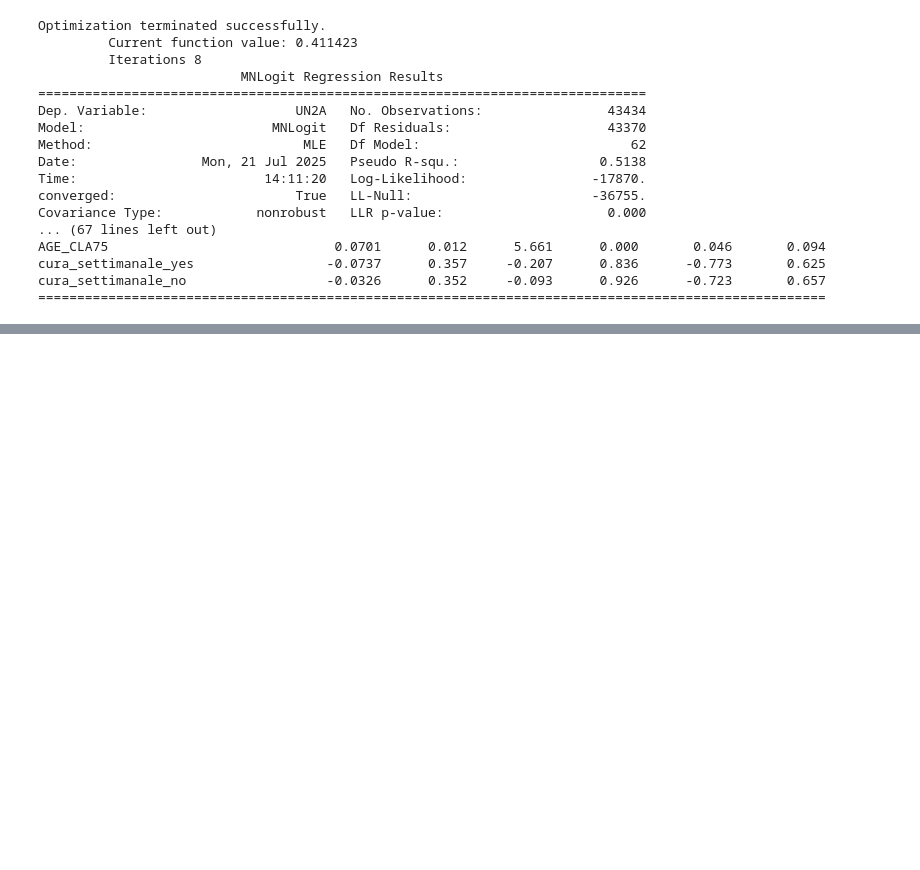
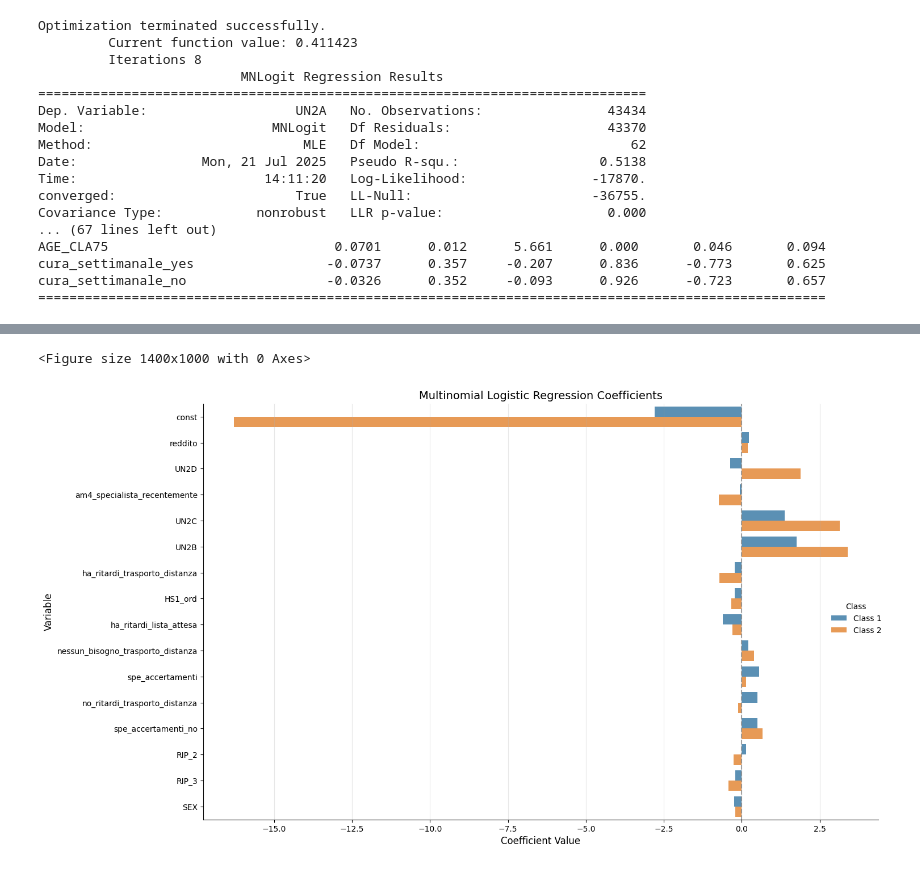
Before and after one commit to emanueleiacca/SL_ISTAT, a Jupyter notebook: Modelling.ipynb, the cells around one changed output, grey strips where cells are left out. Saved outputs shown, nothing was run; the diff lists cells and outputs as text; code cells hidden in the pictures; blank space fills up the shorter version.

```diff
--- a/Modelling.ipynb
+++ b/Modelling.ipynb
@@ -320,12 +318,10 @@ from sklearn.linear_model import LogisticRegression
 from sklearn.metrics import classification_report, confusion_matrix, roc_auc_score
 from sklearn.model_selection import train_test_split
 
-# --- 1. Split into proper train and calibration sets ---
 X_train, X_cal, y_train, y_cal = train_test_split(
-    X_train_selected2, y_train, test_size=0.2, random_state=42, stratify=y_train
+    X_train_selected3, y_train, test_size=0.2, random_state=42, stratify=y_train
 )
 
-# --- 2. Fit logistic regression on train set ---
 log_reg = LogisticRegression(
     multi_class='multinomial',
     solver='lbfgs',
@@ -335,7 +331,6 @@ log_reg = LogisticRegression(
 )
 log_reg.fit(X_train, y_train)
 
-# --- 3. Get probabilities on calibration set ---
 cal_probs = log_reg.predict_proba(X_cal)
 class_labels = log_reg.classes_
 label_to_col = {label: idx for idx, label in enumerate(class_labels)}
@@ -343,12 +338,10 @@ label_to_col = {label: idx for idx, label in enumerate(class_labels)}
 cal_true_probs = np.array([cal_probs[i, label_to_col[y]] for i, y in enumerate(y_cal)])
 cal_scores = 1 - cal_true_probs
 
-# --- 4. Set conformal threshold (e.g., 0.95 quantile for 90% marginal coverage) ---
 alpha = 0.05  # For 90% coverage
 threshold = np.quantile(cal_scores, 1 - alpha)
 
-# --- 5. Predict on test set ---
-test_probs = log_reg.predict_proba(X_test_selected2)
+test_probs = log_reg.predict_proba(X_test_selected3)
 y_pred = np.argmax(test_probs, axis=1)
 y_pred_label = [class_labels[i] for i in y_pred]
 
@@ -357,7 +350,6 @@ conformal_sets = []
 for probs in test_probs:
     conformal_sets.append([class_labels[idx] for idx, p in enumerate(probs) if 1 - p <= threshold])
 
-# --- 6. Standard metrics ---
 print("Classification Report:")
 print(classification_report(y_test, y_pred_label))
 
@@ -367,13 +359,10 @@ cm_df = pd.DataFrame(cm, index=[f"True:{l}" for l in labels], columns=[f"Pred:{l
 print("Confusion Matrix (with labels):")
 print(cm_df)
 
-# For multiclass, roc_auc_score wants y_test as integer codes (not class labels)
-# Map to codes if y_test is not already integers from 0 to n_classes-1
 y_test_codes = np.array([label_to_col[y] for y in y_test])
 auc = roc_auc_score(y_test_codes, test_probs, multi_class='ovr')
 print(f"AUC (macro-average): {auc:.3f}")
 
-# --- 7. Conformal prediction coverage: fraction of times true label is in the prediction set ---
 test_y_arr = np.array(y_test)
 covered = [test_y_arr[i] in conformal_sets[i] for i in range(len(y_test))]
 coverage = np.mean(covered)
@@ -991,0 +739,60 @@ Name: RIP, Length: 43434, dtype: int64
+# %%
+import pandas as pd
+import numpy as np
+import matplotlib.pyplot as plt
+import seaborn as sns
+
+def plot_combined_coefficients(result, top_n=15, figsize=(14, 10)):
+
+    try:
+        params = result.params
+    except:
+        # If .params doesn't work directly
+        params = pd.DataFrame(result.params)
+
+    # Create column names if they don't exist
+    if isinstance(params.columns, pd.RangeIndex):
+        params.columns = [f'Class {i+1}' for i in range(params.shape[1])]
+    # Remove constant if present for ranking purposes
+    params_for_ranking = params.copy()
+    if 'const' in params_for_ranking.index:
+        params_for_ranking = params_for_ranking.drop('const')
+        params_for_ranking['max_abs'] = params_for_ranking.abs().sum(axis=1)
+
+    top_vars = params_for_ranking.nlargest(top_n, 'max_abs').index
+    plot_data = params.loc[params.index.isin(list(top_vars) + ['const']
+                                        if 'const' in params.index else list(top_vars))]
+
+    plot_data_melted = plot_data.reset_index().melt(id_vars='index',
+                                                   var_name='Class',
+                                                   value_name='Coefficient')
+
+    plt.figure(figsize=figsize)
+    colors = ['#1f77b4', '#ff7f0e', '#2ca02c', '#d62728']
+
+    g = sns.catplot(
+        data=plot_data_melted,
+        y='index',
+        x='Coefficient',
+        hue='Class',
+        kind='bar',
+        palette=colors[:params.shape[1]],
+        alpha=0.8,
+        height=figsize[1]/1.2,
+        aspect=figsize[0]/figsize[1]*1.2
+    )
+
+    g.ax.axvline(x=0, color='gray', linestyle='--', alpha=0.7)
+    g.ax.set_xlabel('Coefficient Value', fontsize=12)
+    g.ax.set_ylabel('Variable', fontsize=12)
+    g.ax.set_title('Multinomial Logistic Regression Coefficients', fontsize=14)
+    g.ax.grid(True, axis='x', alpha=0.3)
+    plt.tight_layout()
+    return g
+
+g = plot_combined_coefficients(result)
+plt.savefig('combined_coefficients.png')
+plt.show()
+# %% [output]
+<Figure size 1400x1000 with 0 Axes>
+[figure, added]
```
Also changed, not shown: parts of 22 cells of this notebook, 7 other files.
